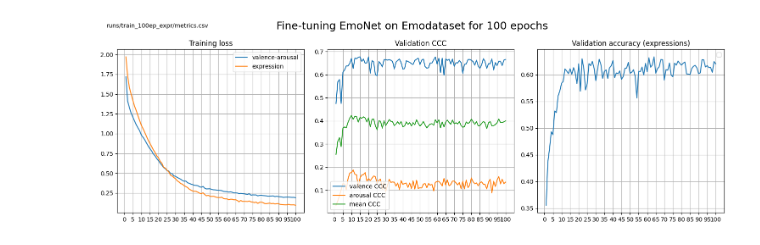
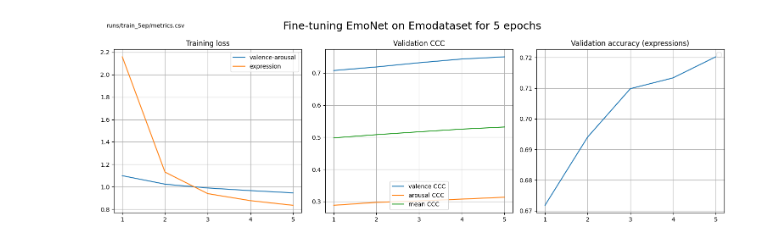
Before and after one commit to MattThePerson/emonet-fine-tuning, a Jupyter notebook: notebooks/GRAPH_finetune_metrics.ipynb, the cells around one changed output. Cells and saved outputs as stored; diff of their text form; code cells hidden in the pictures.

Commit message:
renamed a bunch of csv's and png's, tweaked train_emonet

```diff
--- a/notebooks/GRAPH_finetune_metrics.ipynb
+++ b/notebooks/GRAPH_finetune_metrics.ipynb
@@ -36,38 +36,35 @@ plot_data = [
         'columns': [
             ('expr_acc', None),
         ]
     }
 ]
 
 # read csv into dataframe
 files = [
     'runs/train_10ep/metrics.csv',
-    'runs/train_50ep/metrics.csv',
-    'runs/train_5ep_expr/metrics.csv',
-    'runs/train_15ep_expr/metrics.csv',
-    'runs/train_100ep_expr/metrics.csv',
+    'runs/train_5ep/metrics.csv',
 ]
 fn = files[-1]
 df = pd.read_csv(fn)
 
 # make plot
 fig, ax = plt.subplots(ncols=len(plot_data), figsize=(5*len(plot_data), 5))
 fig.suptitle(f'Fine-tuning EmoNet on Emodataset for {df["epoch"].max()} epochs', size=18)
 fig.text(0.02, 0.95, fn)
 
 for idx, data in enumerate(plot_data):
     ax[idx].set_title(data['title'])
     for column, name in data['columns']:
         ax[idx].plot(df['epoch'], df[column], label=name)
     ax[idx].legend()
-    ax[idx].set_xticks(range(0, df['epoch'].max()+1, 5))
+    ax[idx].set_xticks(range(1, df['epoch'].max()+1, 1))
     ax[idx].grid()
 
 fig.tight_layout()
 run_name = fn.replace('runs/', '').replace('/metrics.csv', '')
 plt.savefig(f'data/emodataset/{run_name}.png')
 plt.show()
 # %% [output]
-[figure, old version]
+[figure, new version]
 # %%
 df.head()
```
Also changed, not shown: parts of 1 cell of this notebook, 30 other files.
